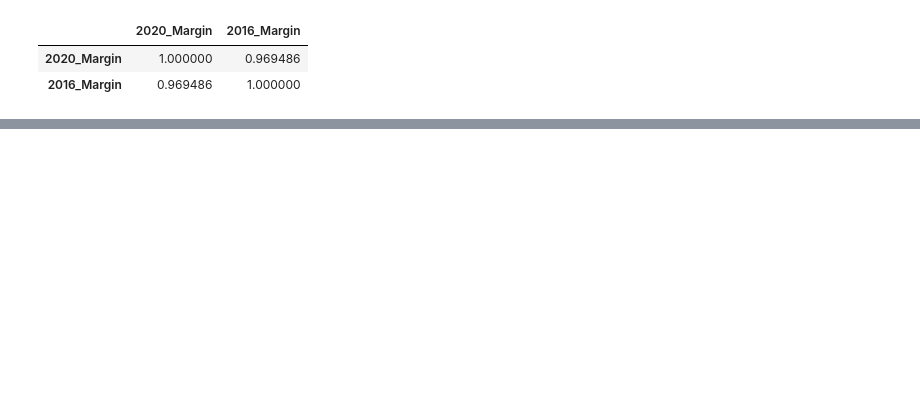
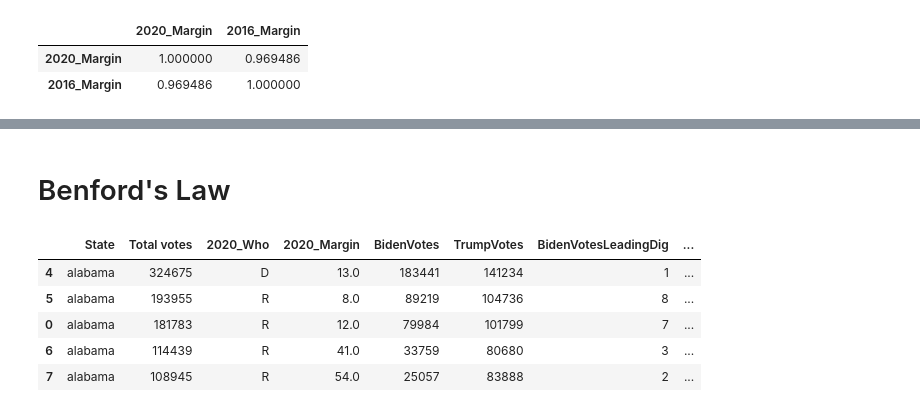
Before and after one commit to plusplusoneplusplus/ipynb, a Jupyter notebook: public_2020_us_election.ipynb, the cells around one changed output, grey strips where cells are left out. Drawn from its saved outputs; the diff is of its cells as text; code cells hidden in the pictures; blank space fills up the shorter version.

```diff
--- a/public_2020_us_election.ipynb
+++ b/public_2020_us_election.ipynb
@@ -148,0 +148,23 @@ us_df.loc[lambda x: x['Total votes'] > 5000].corr()
+# %% [markdown]
+# Benford's Law
+# %%
+# use margin to estimate the vote count, this isn't accurate as other parties
+# also has a margin of the total votes, but shouldn't be a big ammount
+ben_df = pd.DataFrame(us_df[['State', 'Total votes', '2020_Who', '2020_Margin']]\
+                      .loc[lambda x: ~x['2020_Margin'].isnull()])
+ben_df['BidenVotes'] = np.where(
+    ben_df['2020_Who'] == 'D',
+    ben_df['Total votes'] * ((100 + ben_df['2020_Margin']) / 200),
+    ben_df['Total votes'] * ((100 - ben_df['2020_Margin']) / 200)
+).astype(int)
+ben_df['TrumpVotes'] = ben_df['Total votes'] - ben_df['BidenVotes']
+ben_df['BidenVotesLeadingDig'] = ben_df['BidenVotes'].astype(str).str[0]
+ben_df['TrumpVotesLeadingDig'] = ben_df['TrumpVotes'].astype(str).str[0]
+display(ben_df.head())
+# %% [output]
+|  | State | Total votes | 2020_Who | 2020_Margin | BidenVotes | TrumpVotes | BidenVotesLeadingDig | ... |
+| 4 | alabama | 324675 | D | 13.0 | 183441 | 141234 | 1 | ... |
+| 5 | alabama | 193955 | R | 8.0 | 89219 | 104736 | 8 | ... |
+| 0 | alabama | 181783 | R | 12.0 | 79984 | 101799 | 7 | ... |
+| 6 | alabama | 114439 | R | 41.0 | 33759 | 80680 | 3 | ... |
+| 7 | alabama | 108945 | R | 54.0 | 25057 | 83888 | 2 | ... |
```
Also changed, not shown: parts of 8 cells of this notebook.
